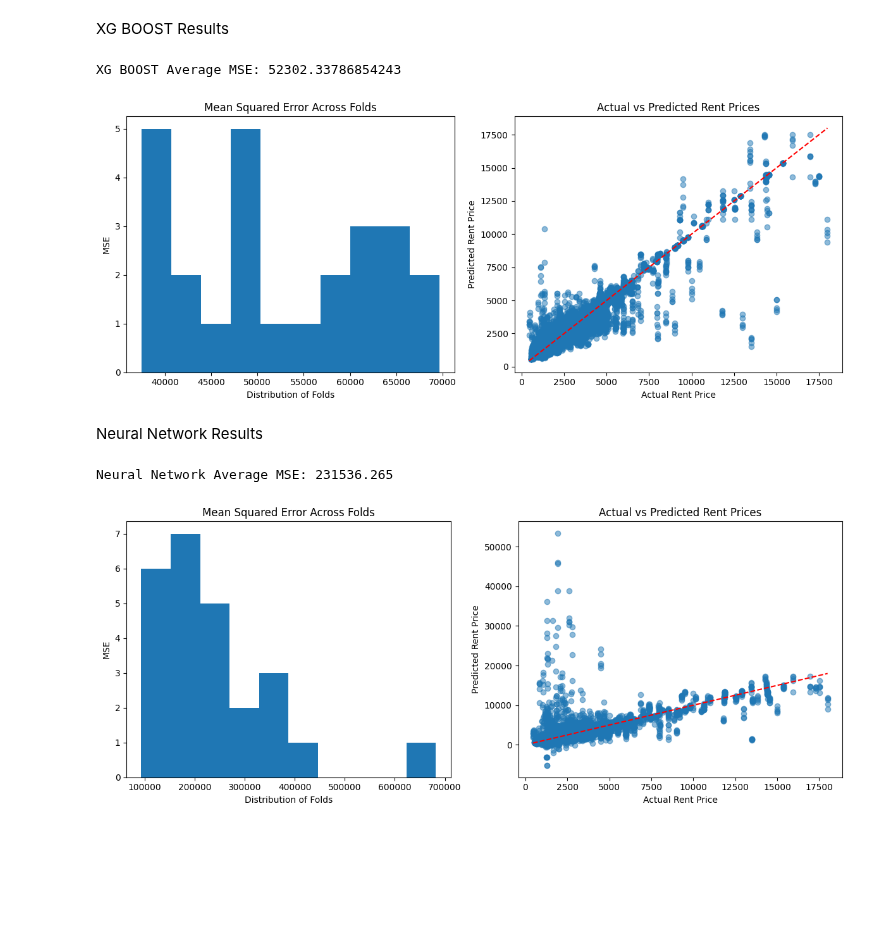
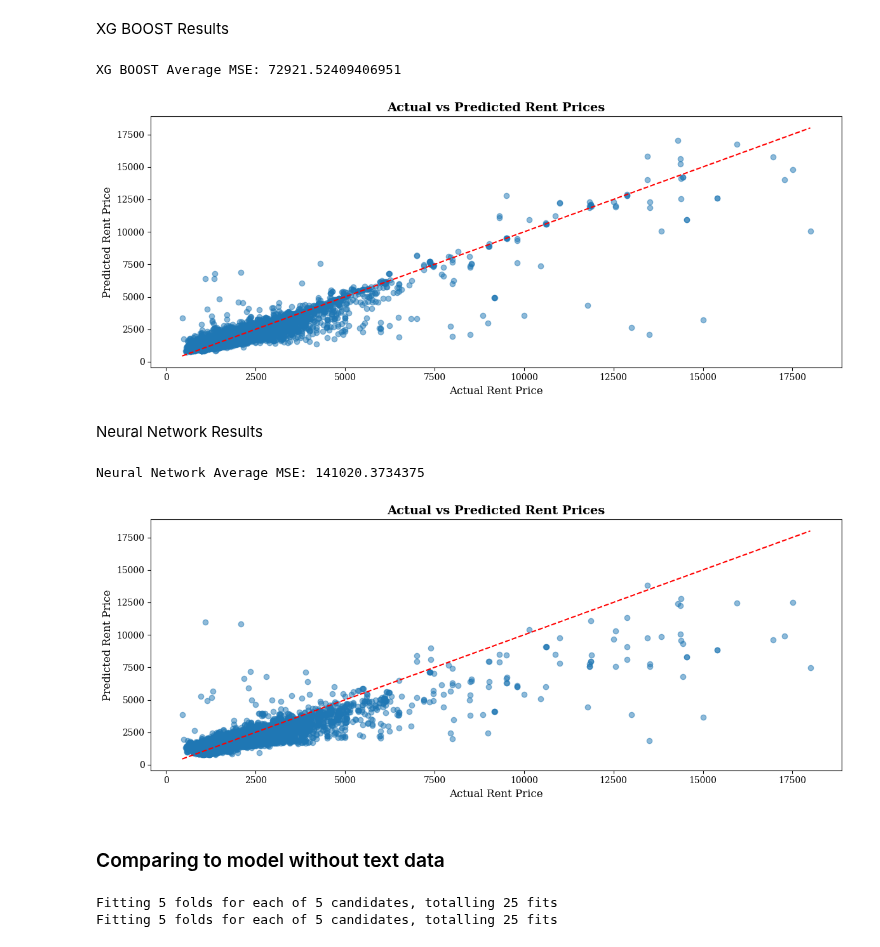
Before and after one commit to jackyeung99/proj_apartment-finder, a Jupyter notebook: notebooks/ml_workflow.ipynb, the cells around one changed output. Cells and saved outputs as stored; diff of their text form; code cells hidden in the pictures; blank space fills up the shorter version.

```diff
--- a/notebooks/ml_workflow.ipynb
+++ b/notebooks/ml_workflow.ipynb
@@ -30,3 +26,10 @@ To enable the following instructions: AVX2 AVX512F AVX512_VNNI AVX512_BF16 FMA,
+# %%
+plt.rc('font', family='Serif', size=12)
+plt.rc('axes', titlesize=14, titleweight='bold')
+plt.rc('axes', labelsize=12, titlesize=14)
+plt.rc('legend', fontsize=10)
+plt.rc('xtick', labelsize=10)
+plt.rc('ytick', labelsize=10)
 # %% [markdown]
 ## ML WORKFLOW
 
@@ -52,6 +55,7 @@ def retrieve_combined_dataset(city, state_abbr):
     merged_df['Neighborhood'].replace('', 'Unknown', inplace=True)
 
     return merged_df
+
 
 
 def prepare_data(df):
@@ -83,7 +87,7 @@ def prepare_data(df):
     # Apply preprocessing (scaling and one-hot encoding)
     scaled_X = preprocessor.fit_transform(X)
 
-    return scaled_X, y
+    return scaled_X, np.array(y)
 # %%
 df = retrieve_combined_dataset('austin', 'tx')
 print(df.head())
@@ -167,27 +154,26 @@ Fitting 5 folds for each of 20 candidates, totalling 100 fits
 # %%
 
 
-# Repeated K-Fold cross-validator
-repeated_kf = RepeatedKFold(n_splits=5, n_repeats=5, random_state=42)
 
-# Initialize the XGBoost model and lists for storing results
-xgboost_model = boost.get_model(best_params)
+repeated_kf = KFold(n_splits=5)
+
+xgboost_model = best_model
 xgboost_mse_scores = []
 xgboost_predictions = []
 
-# Initialize the Neural Network and lists for storing results
-neural_network_model = NeuralNetworkRegressor()
 nn_mse_scores = []
 nn_predictions = []
 
 # Store true values for all test sets
 all_test_targets = []
 
+counter = 1
 # Loop over each split in the repeated K-Fold
 for train_indices, test_indices in repeated_kf.split(reduced_X):
+    print(f"Fold: {counter}")
 
     X_train, X_test = reduced_X[train_indices], reduced_X[test_indices]
-    y_train, y_test = y.iloc[train_indices], y.iloc[test_indices]
+    y_train, y_test = y[train_indices], y[test_indices]
 
     all_test_targets.extend(y_test)
 
@@ -199,13 +185,14 @@ for train_indices, test_indices in repeated_kf.split(reduced_X):
     xgboost_mse_scores.append(xgboost_mse)
 
     # Neural Network model training and evaluation
-    trained_nn_model = neural_network_model.train_model(X_train, y_train)
-    nn_pred = trained_nn_model.predict(X_test)
+    trained_nn_model = train_nn(X_train, y_train)
+    nn_mse, nn_pred = evaluate_nn(trained_nn_model, X_test, y_test)
     nn_predictions.extend(nn_pred)
-    nn_mse = neural_network_model.evaluate_model(trained_nn_model, X_test, y_test)
     nn_mse_scores.append(nn_mse)
 
-# Calculate and print average MSE across folds
+    counter += 1
+
+
 average_xgboost_mse = sum(xgboost_mse_scores) / len(xgboost_mse_scores)
 average_nn_mse = sum(nn_mse_scores) / len(nn_mse_scores)
 
@@ -249,29 +226,32 @@ def plot_actual_vs_predicted(ax, y_test, y_pred):
 XG BOOST Results
 # %%
 print(f"XG BOOST Average MSE: {average_xgboost_mse}")
-fig, ax = plt.subplots(1, 2, figsize=(12, 5))
+fig, ax = plt.subplots(figsize=(12, 5))
 
-plot_mse_distribution(ax[0], xgboost_mse_scores)
-plot_actual_vs_predicted(ax[1], all_test_targets, xgboost_predictions)
+# plot_mse_distribution(ax[0], xgboost_mse_scores)
+plot_actual_vs_predicted(ax, all_test_targets, xgboost_predictions)
 
 
 plt.tight_layout()
+plt.savefig('pred')
 plt.show()
 # %% [output]
-XG BOOST Average MSE: 52302.33786854243
+XG BOOST Average MSE: 72921.52409406951
-[figure, old version]
+[figure, new version]
 # %% [markdown]
 Neural Network Results
 # %%
 print(f"Neural Network Average MSE: {average_nn_mse}")
-fig, ax = plt.subplots(1, 2, figsize=(12, 5))
+fig, ax = plt.subplots( figsize=(12, 5))
 
-plot_mse_distribution(ax[0], nn_mse_scores)
-plot_actual_vs_predicted(ax[1], all_test_targets, nn_predictions)
+# plot_mse_distribution(ax[0], nn_mse_scores)
+plot_actual_vs_predicted(ax, all_test_targets, nn_predictions)
 
 
 plt.tight_layout()
 plt.show()
 # %% [output]
-Neural Network Average MSE: 231536.265
+Neural Network Average MSE: 141020.3734375
-[figure, old version]
+[figure, new version]
+# %% [markdown]
+### Comparing to model without text data
@@ -277,0 +276,9 @@ Neural Network Average MSE: 231536.265
+# %%
+boost = RentPricePredictor()
+best_model1, best_params, best_score = boost.tune_xgboost_hyperparameters(X_train_no_text, y_train_no_text)
+
+boost = RentPricePredictor()
+best_model2, best_params, best_score = boost.tune_xgboost_hyperparameters(X_train, y_train)
+# %% [output]
+Fitting 5 folds for each of 5 candidates, totalling 25 fits
+Fitting 5 folds for each of 5 candidates, totalling 25 fits
```
Also changed, not shown: parts of 10 cells of this notebook, 5 other files.
